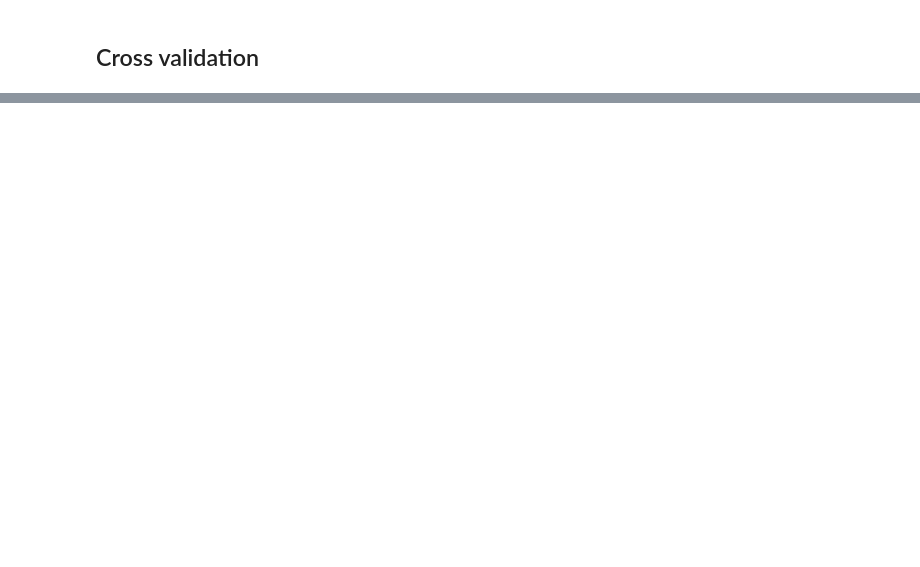
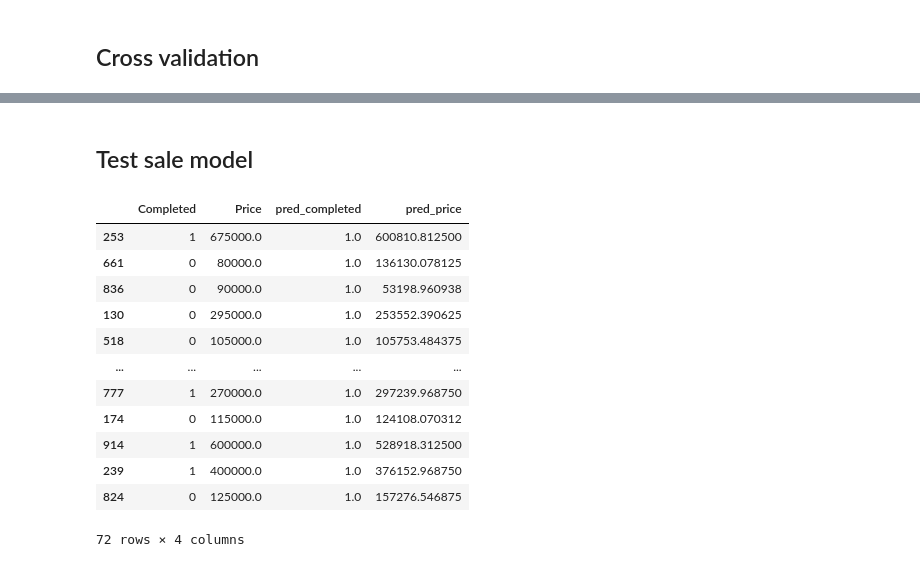
Before and after one commit to luowx0905/Individual-Project, a Jupyter notebook: sell property/build_model/construct_basic_model.ipynb, the cells around one changed output, grey strips where cells are left out. Cells and saved outputs as stored; diff of their text form; code cells hidden in the pictures; blank space fills up the shorter version.

```diff
--- a/sell property/build_model/construct_basic_model.ipynb
+++ b/sell property/build_model/construct_basic_model.ipynb
@@ -233,0 +236,2 @@ EPOCH: 100.000  val_loss: 86417186816.000       (21.46s - -20.60s remaining)g)
+# %% [markdown]
+## Test sale model
@@ -233,0 +256,16 @@ EPOCH: 100.000  val_loss: 86417186816.000       (21.46s - -20.60s remaining)g)
+# %%
+compare
+# %% [output]
+|  | Completed | Price | pred_completed | pred_price |
+| 253 | 1 | 675000.0 | 1.0 | 600810.812500 |
+| 661 | 0 | 80000.0 | 1.0 | 136130.078125 |
+| 836 | 0 | 90000.0 | 1.0 | 53198.960938 |
+| 130 | 0 | 295000.0 | 1.0 | 253552.390625 |
+| 518 | 0 | 105000.0 | 1.0 | 105753.484375 |
+| ... | ... | ... | ... | ... |
+| 777 | 1 | 270000.0 | 1.0 | 297239.968750 |
+| 174 | 0 | 115000.0 | 1.0 | 124108.070312 |
+| 914 | 1 | 600000.0 | 1.0 | 528918.312500 |
+| 239 | 1 | 400000.0 | 1.0 | 376152.968750 |
+| 824 | 0 | 125000.0 | 1.0 | 157276.546875 |
+72 rows × 4 columns
```
Also changed, not shown: parts of 7 cells of this notebook, 10 other files.
